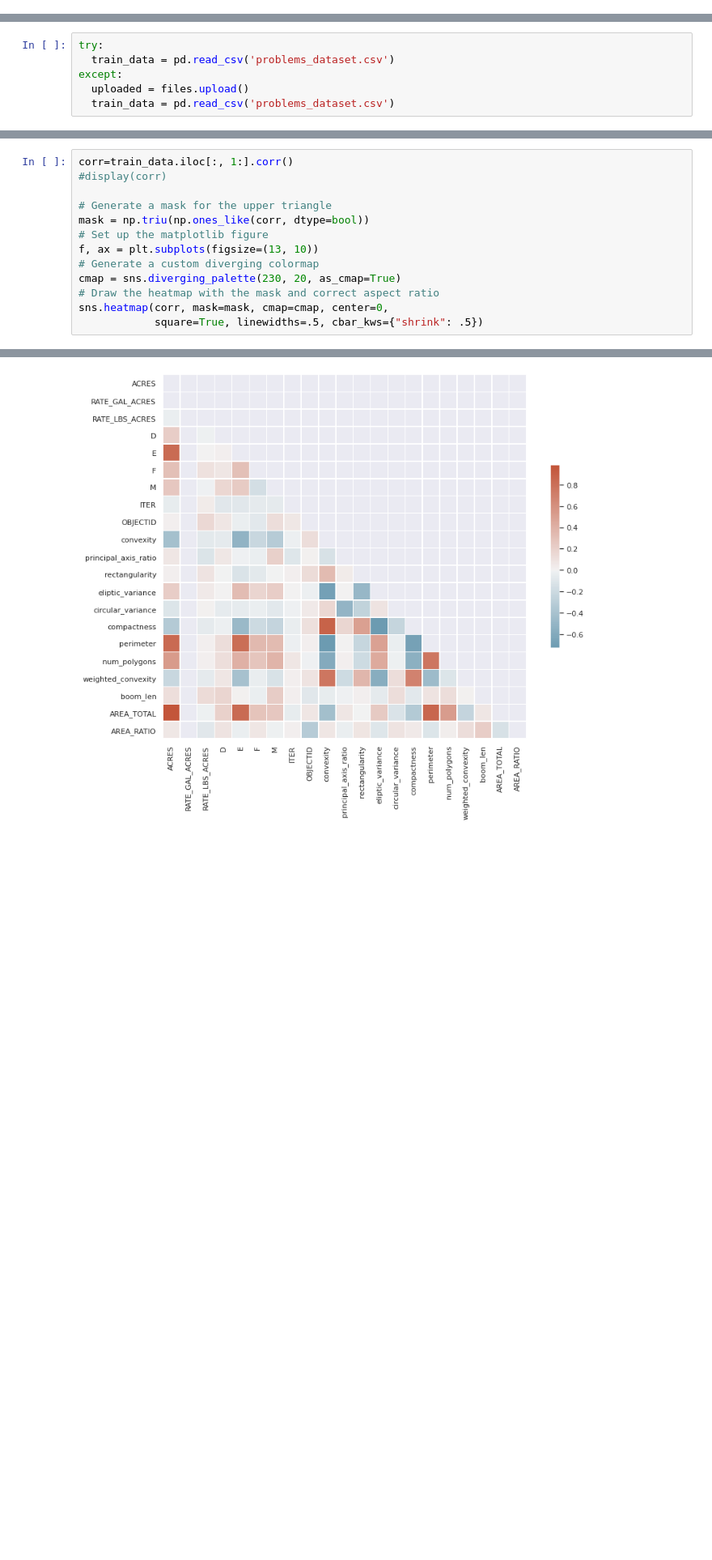
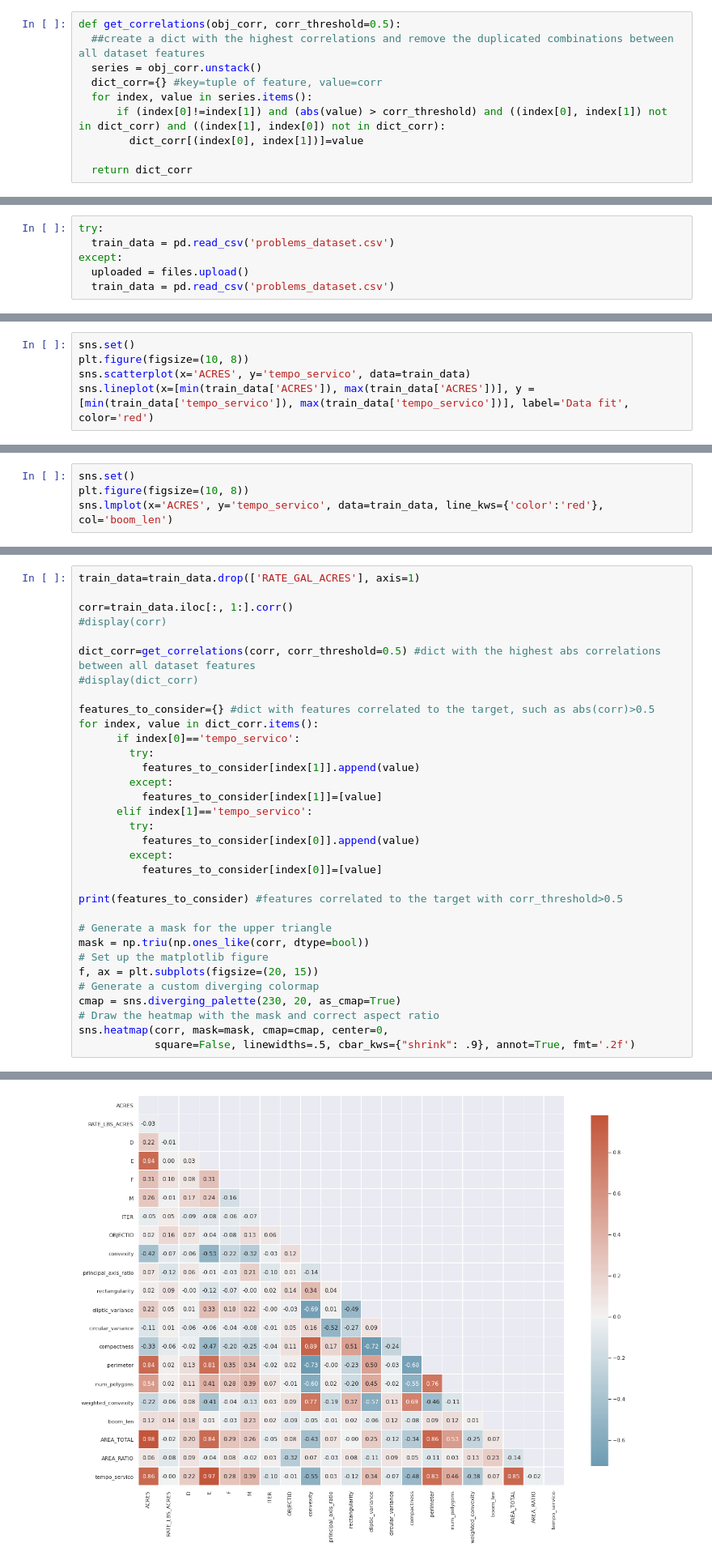
Before and after one commit to llcorrea/TesteDados, a Jupyter notebook: TesteDados.ipynb, the cells around one changed output, grey strips where cells are left out. Shown: that part at 81% size. Cells and saved outputs as stored; diff of their text form; blank space fills up the shorter version.

Commit message:
Finals with correlation and feature importance

```diff
--- a/TesteDados.ipynb
+++ b/TesteDados.ipynb
@@ -66,5 +66,15 @@ def dataset_description(df_obj):
 
   print('\nNull values:\n')
   display(df_obj.isnull().sum())
+# %%
+def get_correlations(obj_corr, corr_threshold=0.5):
+  ##create a dict with the highest correlations and remove the duplicated combinations between all dataset features
+  series = obj_corr.unstack()
+  dict_corr={} #key=tuple of feature, value=corr
+  for index, value in series.items():
+      if (index[0]!=index[1]) and (abs(value) > corr_threshold) and ((index[0], index[1]) not in dict_corr) and ((index[1], index[0]) not in dict_corr):
+        dict_corr[(index[0], index[1])]=value
+
+  return dict_corr
 # %%
 def calc_regression_metrics(model_name, real_y, prediction):
@@ -256,0 +349,5 @@ Name: boom_len, dtype: float64
+# %%
+sns.set()
+plt.figure(figsize=(10, 8))
+sns.scatterplot(x='ACRES', y='tempo_servico', data=train_data)
+sns.lineplot(x=[min(train_data['ACRES']), max(train_data['ACRES'])], y = [min(train_data['tempo_servico']), max(train_data['tempo_servico'])], label='Data fit', color='red')
@@ -256,0 +357,4 @@ Name: boom_len, dtype: float64
+# %%
+sns.set()
+plt.figure(figsize=(10, 8))
+sns.lmplot(x='ACRES', y='tempo_servico', data=train_data, line_kws={'color':'red'}, col='boom_len')
@@ -285,14 +402,34 @@ De forma mais evidente, nota-se alguns cenários de correlação entre os atribu
 # %%
+train_data=train_data.drop(['RATE_GAL_ACRES'], axis=1)
+
 corr=train_data.iloc[:, 1:].corr()
 #display(corr)
+
+dict_corr=get_correlations(corr, corr_threshold=0.5) #dict with the highest abs correlations between all dataset features
+#display(dict_corr)
+
+features_to_consider={} #dict with features correlated to the target, such as abs(corr)>0.5
+for index, value in dict_corr.items():
+      if index[0]=='tempo_servico':
+        try:
+          features_to_consider[index[1]].append(value)
+        except:
+          features_to_consider[index[1]]=[value]
+      elif index[1]=='tempo_servico':
+        try:
+          features_to_consider[index[0]].append(value)
+        except:
+          features_to_consider[index[0]]=[value]
+
+print(features_to_consider) #features correlated to the target with corr_threshold>0.5
 
 # Generate a mask for the upper triangle
 mask = np.triu(np.ones_like(corr, dtype=bool))
 # Set up the matplotlib figure
-f, ax = plt.subplots(figsize=(13, 10))
+f, ax = plt.subplots(figsize=(20, 15))
 # Generate a custom diverging colormap
 cmap = sns.diverging_palette(230, 20, as_cmap=True)
 # Draw the heatmap with the mask and correct aspect ratio
 sns.heatmap(corr, mask=mask, cmap=cmap, center=0,
-            square=True, linewidths=.5, cbar_kws={"shrink": .5})
+            square=False, linewidths=.5, cbar_kws={"shrink": .9}, annot=True, fmt='.2f')
 # %% [output]
@@ -300 +438 @@ sns.heatmap(corr, mask=mask, cmap=cmap, center=0,
-[figure, old version]
+[figure, new version]
```
Also changed, not shown: parts of 47 cells of this notebook.
